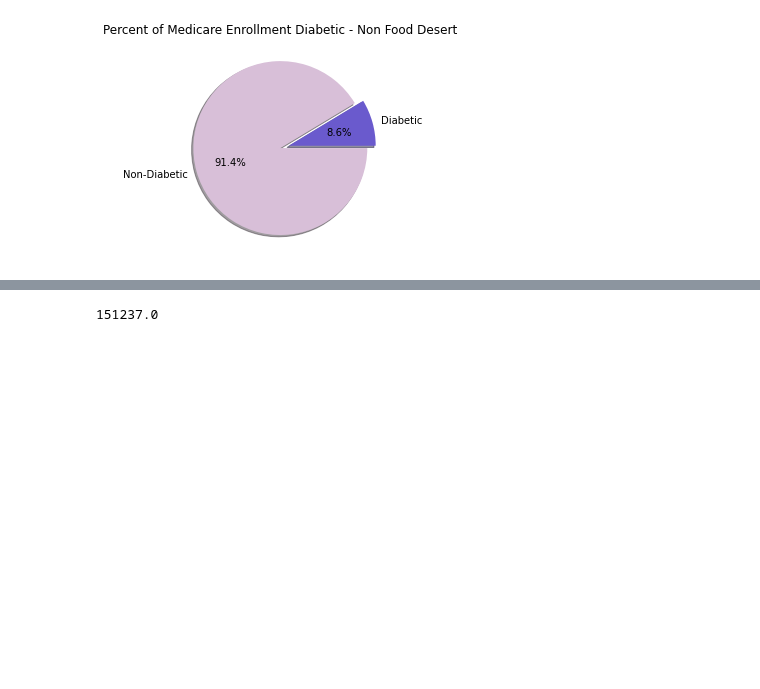
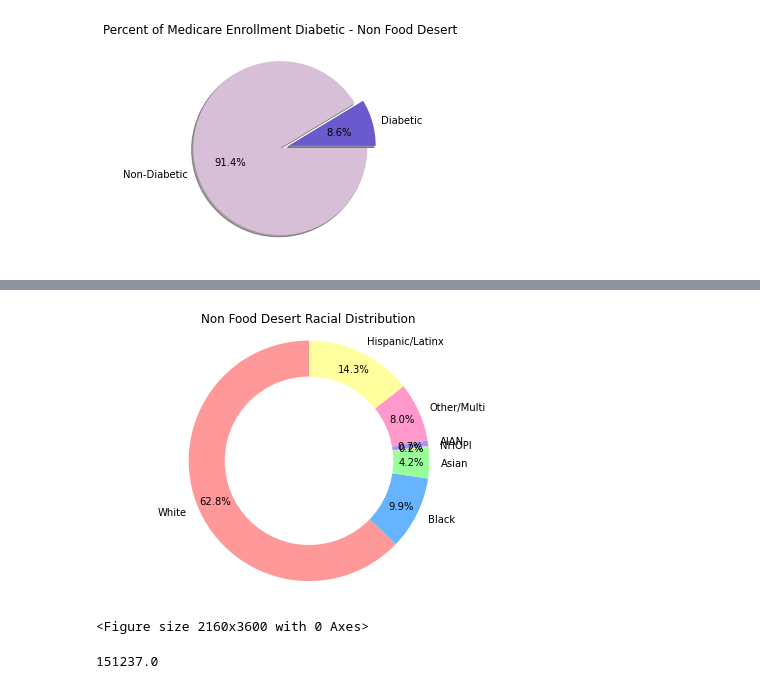
Before and after one commit to Ssimoes48/Food-Deserts-Analysis, a Jupyter notebook: Pie_Plots_2.ipynb, the cells around one changed output, grey strips where cells are left out. Cells and saved outputs as stored; diff of their text form; code cells hidden in the pictures; blank space fills up the shorter version.

```diff
--- a/Pie_Plots_2.ipynb
+++ b/Pie_Plots_2.ipynb
@@ -259,3 +325,27 @@ Text(0.5, 1.0, 'Percent of Medicare Enrollment Diabetic - Non Food Desert')
+# %%
+#Race Pie Chart Easier to Read
+#Non Food Desert:
+# Pie chart
+labels = ['White', 'Black', 'Asian', 'NHOPI','AIAN','Other/Multi','Hispanic/Latinx']
+sizes = [215548737,33849445,14395563,524949,2451822,27294395,49250707]
+#colors
+colors = ['#ff9999','#66b3ff','#99ff99','#ffcc99','#9999ff','#ff99cc','#ffff9d']
+
+fig1, ax1 = plt.subplots()
+ax1.pie(sizes, colors = colors, labels=labels, autopct='%1.1f%%', startangle=90,pctdistance=0.85)
+#draw circle
+centre_circle = plt.Circle((0,0),0.70,fc='white')
+fig = plt.gcf()
+fig.gca().add_artist(centre_circle)
+# Equal aspect ratio ensures that pie is drawn as a circle
+ax1.axis('equal')
+plt.tight_layout()
+plt.title("Non Food Desert Racial Distribution")
+fig=plt.figure(figsize=(30,50))
+plt.show()
+# %% [output]
+[figure, added]
+<Figure size 2160x3600 with 0 Axes>
 # %%
 #Calculating death # in Food Desert environment
 poor_env_deaths=poor_ten["# Deaths"].sum()
```
Also changed, not shown: parts of 10 cells of this notebook.
